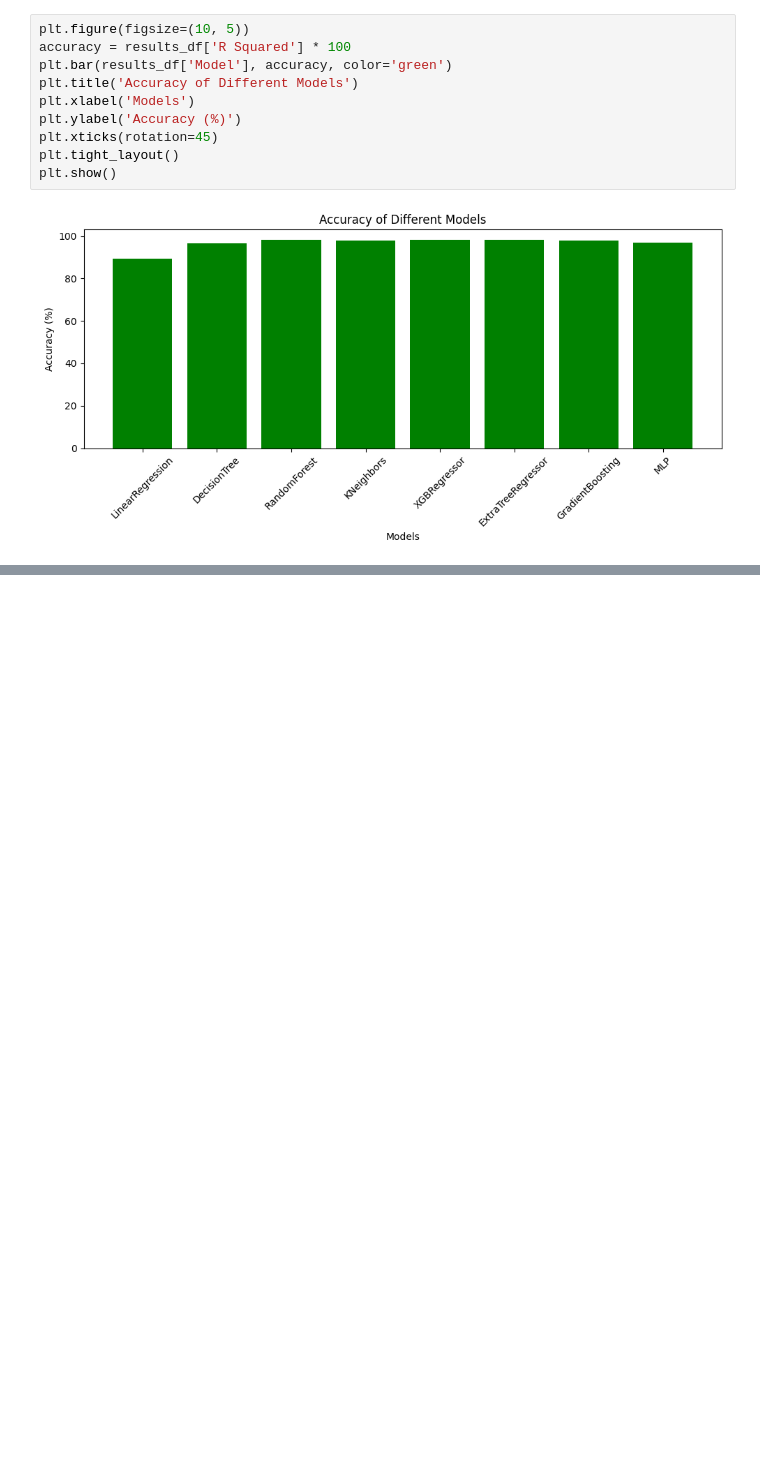
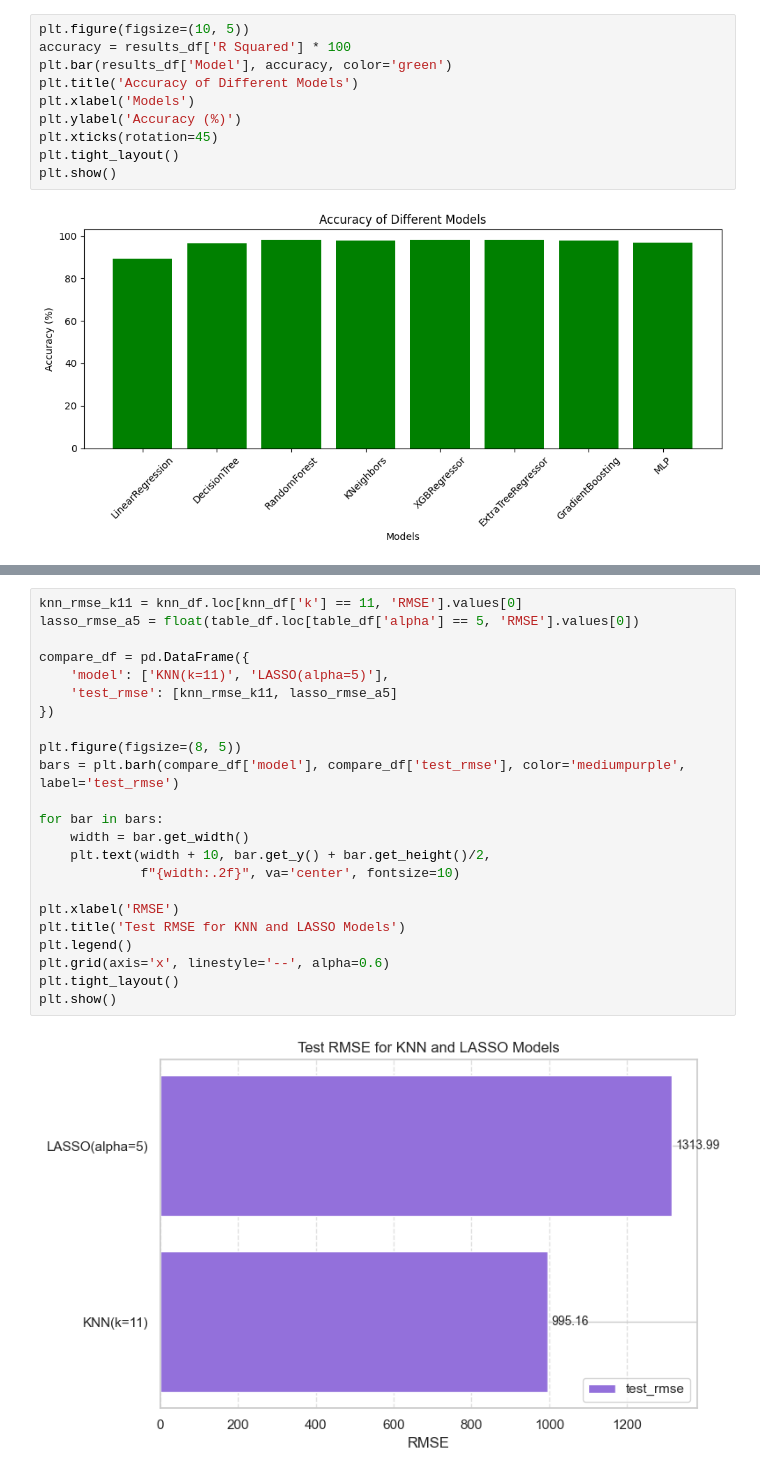
Before and after one commit to u3814520/diamonds, a Jupyter notebook: Diamond_Price_Prediction.ipynb, the cells around one changed output, grey strips where cells are left out. Cells and saved outputs as stored; diff of their text form; blank space fills up the shorter version.

```diff
--- a/Diamond_Price_Prediction.ipynb
+++ b/Diamond_Price_Prediction.ipynb
@@ -361,0 +561,25 @@ plt.show()
+# %%
+knn_rmse_k11 = knn_df.loc[knn_df['k'] == 11, 'RMSE'].values[0]
+lasso_rmse_a5 = float(table_df.loc[table_df['alpha'] == 5, 'RMSE'].values[0])
+
+compare_df = pd.DataFrame({
+    'model': ['KNN(k=11)', 'LASSO(alpha=5)'],
+    'test_rmse': [knn_rmse_k11, lasso_rmse_a5]
+})
+
+plt.figure(figsize=(8, 5))
+bars = plt.barh(compare_df['model'], compare_df['test_rmse'], color='mediumpurple', label='test_rmse')
+
+for bar in bars:
+    width = bar.get_width()
+    plt.text(width + 10, bar.get_y() + bar.get_height()/2,
+             f"{width:.2f}", va='center', fontsize=10)
+
+plt.xlabel('RMSE')
+plt.title('Test RMSE for KNN and LASSO Models')
+plt.legend()
+plt.grid(axis='x', linestyle='--', alpha=0.6)
+plt.tight_layout()
+plt.show()
+# %% [output]
+[figure, added]
```
Also changed, not shown: parts of 10 cells of this notebook, 1 other file.
